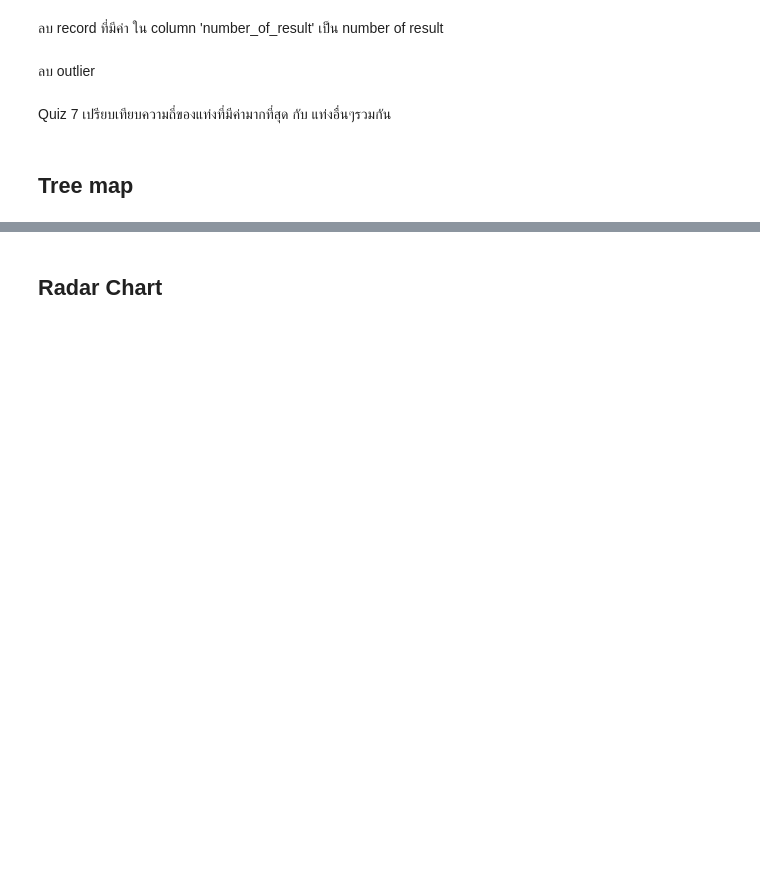
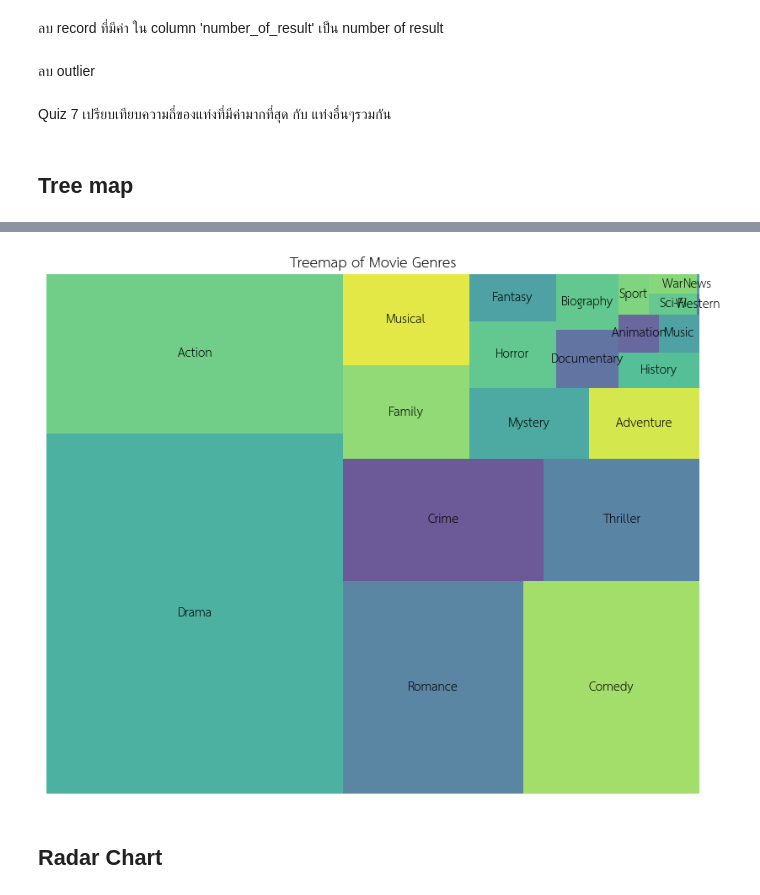
Before and after one commit to RatchanonPa/python_dataviz2024, a Jupyter notebook: Visualize_Data_Comparison_2024.ipynb, the cells around one changed output, grey strips where cells are left out. Cells and saved outputs as stored; diff of their text form; code cells hidden in the pictures; blank space fills up the shorter version.

```diff
--- a/Visualize_Data_Comparison_2024.ipynb
+++ b/Visualize_Data_Comparison_2024.ipynb
@@ -882,3 +882,21 @@ squarify.plot(output[0],value=output[0],norm_y=60)
+# %%
+# prompt: plot tree map of allGenre
+
+import pandas as pd
+import matplotlib.pyplot as plt
+import squarify
+
+# Assuming 'allGenre' is a list of genres
+genre_counts = pd.Series(allGenre).value_counts()
+
+# Create the treemap
+plt.figure(figsize=(10, 8))
+squarify.plot(sizes=genre_counts.values, label=genre_counts.index, alpha=0.8)
+plt.title('Treemap of Movie Genres')
+plt.axis('off')
+plt.show()
+# %% [output]
+[figure, added]
 # %% [markdown]
 ## Radar Chart
 # %%
```
Also changed, not shown: parts of 15 cells of this notebook.
